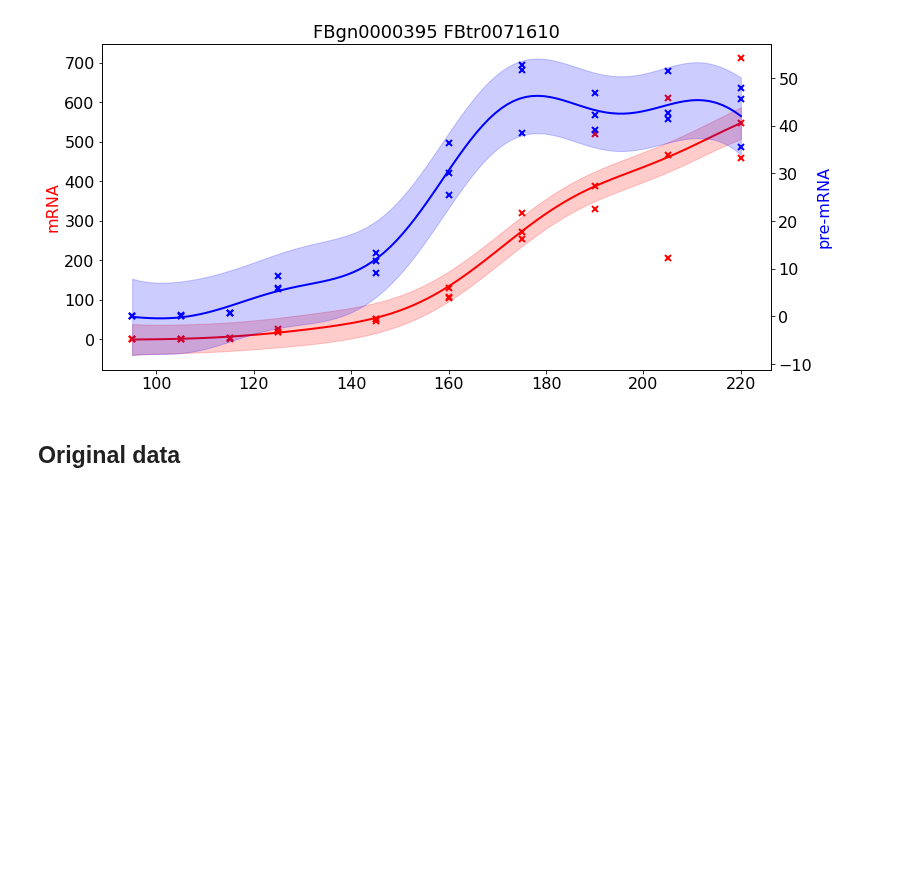
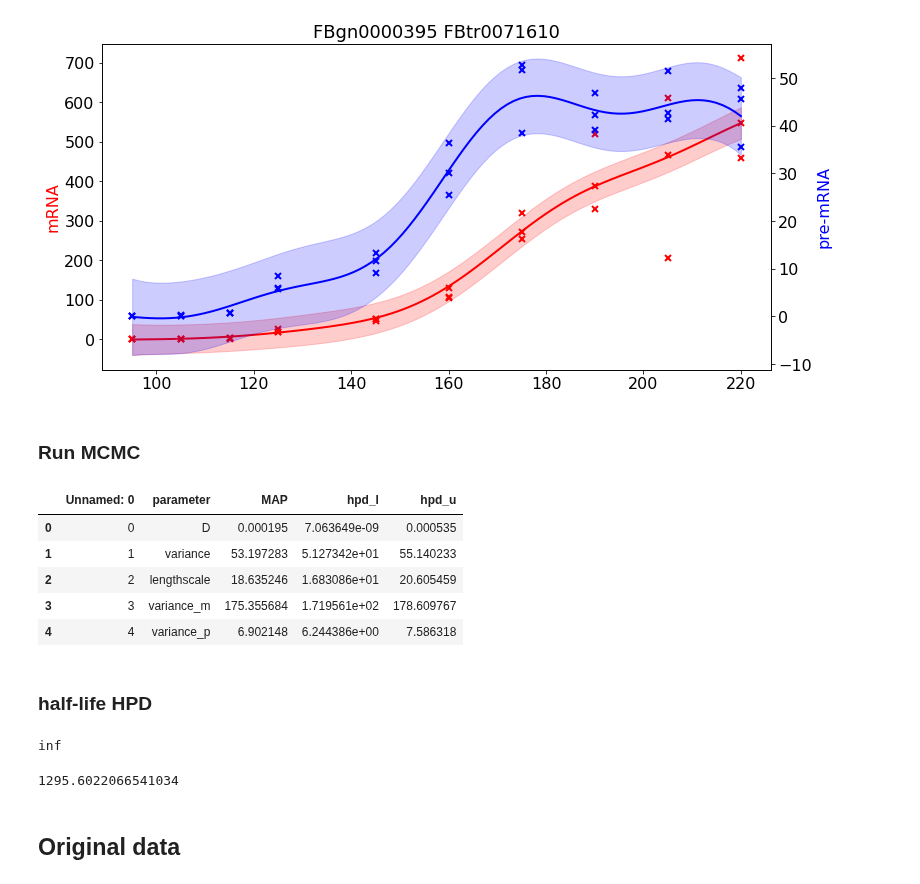
Before and after one commit to ManchesterBioinference/GP_Transcription_Dynamics, a Jupyter notebook: Notebooks/demo_cv2.ipynb, the cells around one changed output. Cells and saved outputs as stored; diff of their text form; code cells hidden in the pictures; blank space fills up the shorter version.

```diff
--- a/Notebooks/demo_cv2.ipynb
+++ b/Notebooks/demo_cv2.ipynb
@@ -109,3 +214,5 @@ plot_trcd_predict(1, trcd, tr_id, gene_id, observations, variance_m, variance_p)
 # %% [output]
 predicted y failed, predicted f
 [figure]
+# %% [markdown]
+### Run MCMC
@@ -112,3 +248,25 @@ predicted y failed, predicted f
+# %%
+pathname = f"different gene results mala-{0.5}"
+df = pd.read_csv(f'{pathname}/hpd'+str(gene_id)+'_'+str(tr_id)+'0.5'+'.csv')
+# %%
+df
+# %% [output]
+|  | Unnamed: 0 | parameter | MAP | hpd_l | hpd_u |
+| 0 | 0 | D | 0.000195 | 7.063649e-09 | 0.000535 |
+| 1 | 1 | variance | 53.197283 | 5.127342e+01 | 55.140233 |
+| 2 | 2 | lengthscale | 18.635246 | 1.683086e+01 | 20.605459 |
+| 3 | 3 | variance_m | 175.355684 | 1.719561e+02 | 178.609767 |
+| 4 | 4 | variance_p | 6.902148 | 6.244386e+00 | 7.586318 |
+# %% [markdown]
+### half-life HPD
+# %%
+np.log(2)/np.asarray(0.0000)
+# %% [output]
+inf
+# %%
+np.log(2)/np.asarray(0.000535)
+# %% [output]
+1295.6022066541034
 # %% [markdown]
 ## Original data
 # %%
```
Also changed, not shown: parts of 11 cells of this notebook, 2 other files.
